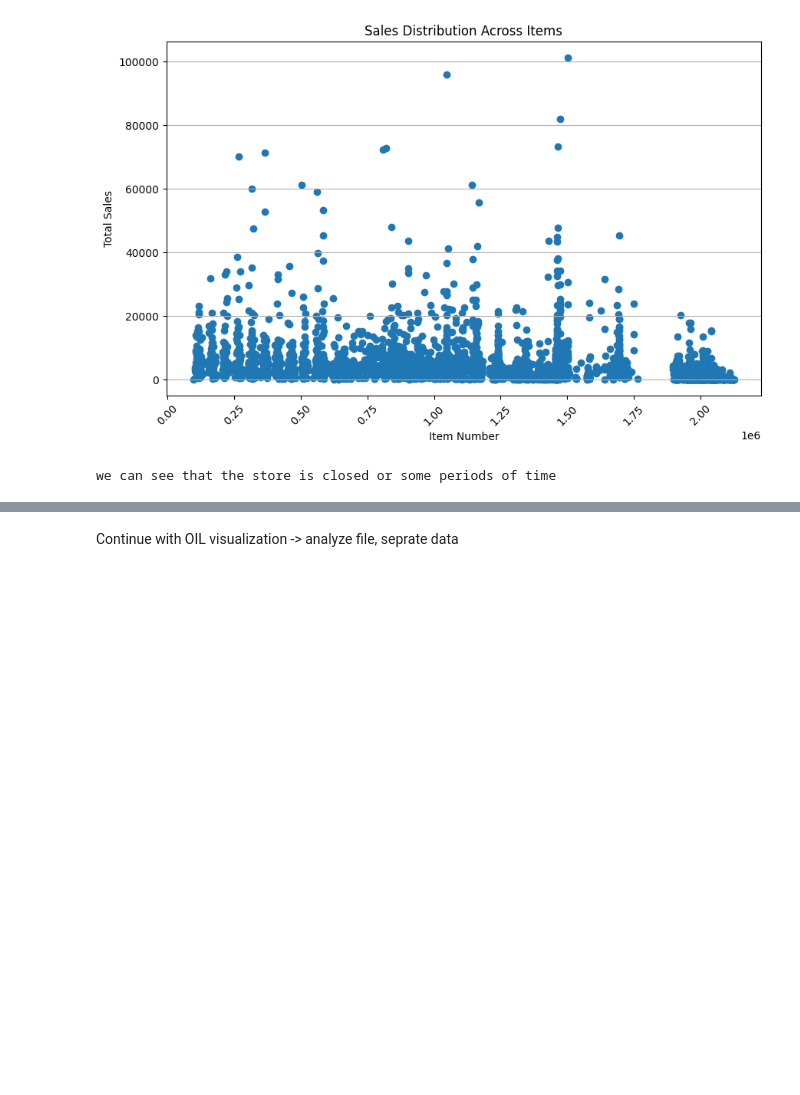
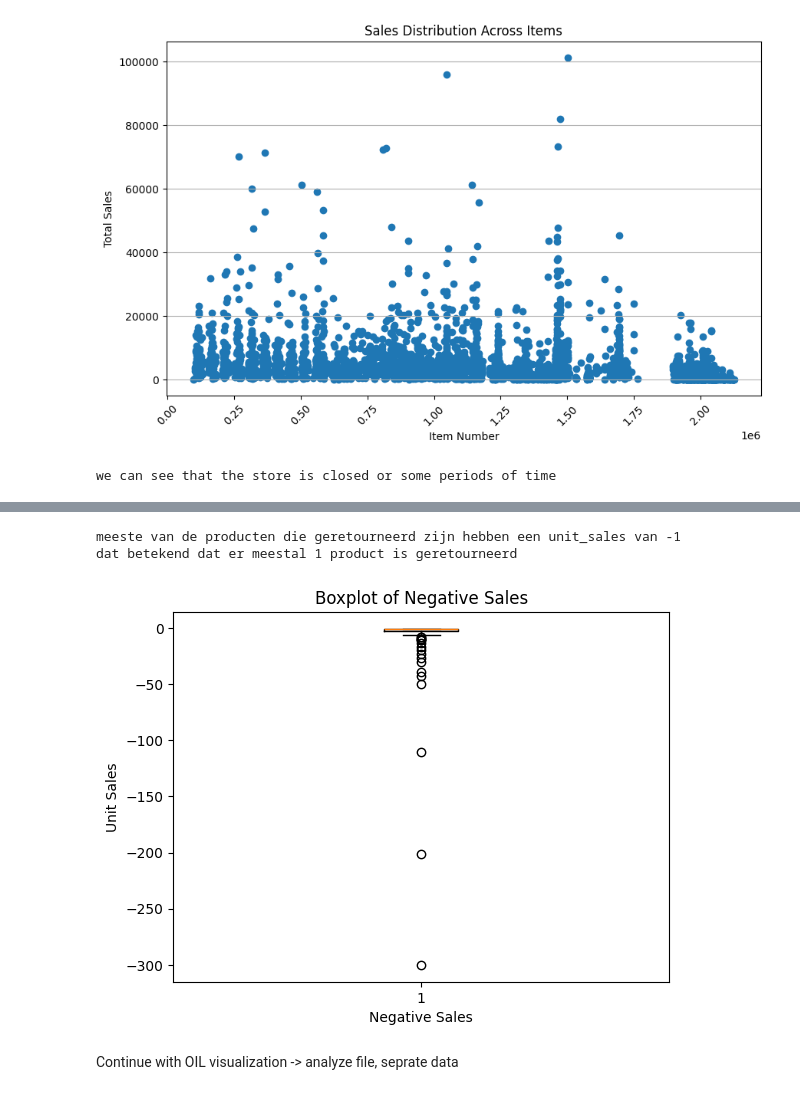
Before and after one commit to florboydens/Data-Analytics-Case-2, a Jupyter notebook: explorationViz.ipynb, the cells around one changed output, grey strips where cells are left out. Cells and saved outputs as stored; diff of their text form; code cells hidden in the pictures; blank space fills up the shorter version.

Commit message:
verklaring van negatieve sales

```diff
--- a/explorationViz.ipynb
+++ b/explorationViz.ipynb
@@ -206,0 +210,7 @@ we can see that the store is closed or some periods of time
+# %%
+data.info()
+data['unit_sales'].describe()
+
+print("Er zijn 138 items geretourneerd naar de winkels waardoor de unit_sales negatief zijn")
+negative_sales = data[data['unit_sales'] < 0]
+negative_sales.describe()
@@ -207,3 +242,16 @@ we can see that the store is closed or some periods of time
+# %%
+print("meeste van de producten die geretourneerd zijn hebben een unit_sales van -1")
+print("dat betekend dat er meestal 1 product is geretourneerd")
+
+plt.boxplot(negative_sales['unit_sales'])
+plt.xlabel('Negative Sales')
+plt.ylabel('Unit Sales')
+plt.title('Boxplot of Negative Sales')
+plt.show()
+# %% [output]
+meeste van de producten die geretourneerd zijn hebben een unit_sales van -1
+dat betekend dat er meestal 1 product is geretourneerd
+[figure, added]
 # %% [markdown]
 Continue with OIL visualization
 -> analyze file, seprate data
```
Also changed, not shown: parts of 7 cells of this notebook, 4 other files.
